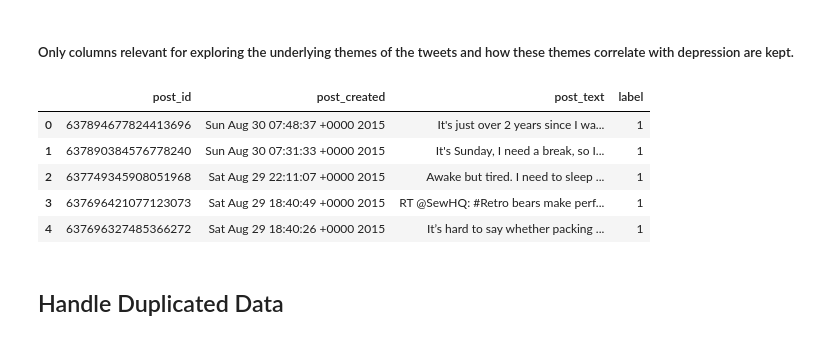
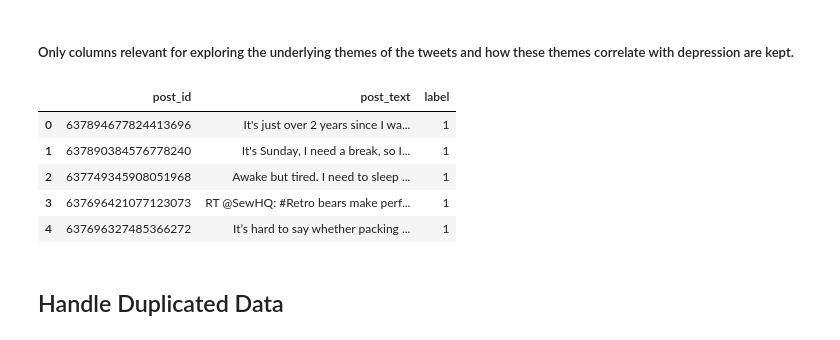
Before and after one commit to mxlodyk/Depression, a Jupyter notebook: data_cleaner.ipynb, the cells around one changed output. Saved outputs shown, nothing was run; the diff lists cells and outputs as text; code cells hidden in the pictures.

```diff
--- a/data_cleaner.ipynb
+++ b/data_cleaner.ipynb
@@ -27,18 +27,18 @@ df.head(5)
 ##### Only columns relevant for exploring the underlying themes of the tweets and how these themes correlate with depression are kept.
 # %%
 # Drop unnecessaru columns.
-df = df.drop(columns=['user_id', 'followers', 'friends', 'favourites', 'statuses', 'retweets'])
+df = df.drop(columns=['post_created', 'user_id', 'followers', 'friends', 'favourites', 'statuses', 'retweets'])
 # Remove the index column.
 df.reset_index(drop=True, inplace=True)
 
 df.head(5)
 # %% [output]
-|  | post_id | post_created | post_text | label |
-| 0 | 637894677824413696 | Sun Aug 30 07:48:37 +0000 2015 | It's just over 2 years since I wa... | 1 |
-| 1 | 637890384576778240 | Sun Aug 30 07:31:33 +0000 2015 | It's Sunday, I need a break, so I... | 1 |
-| 2 | 637749345908051968 | Sat Aug 29 22:11:07 +0000 2015 | Awake but tired. I need to sleep ... | 1 |
-| 3 | 637696421077123073 | Sat Aug 29 18:40:49 +0000 2015 | RT @SewHQ: #Retro bears make perf... | 1 |
-| 4 | 637696327485366272 | Sat Aug 29 18:40:26 +0000 2015 | It’s hard to say whether packing ... | 1 |
+|  | post_id | post_text | label |
+| 0 | 637894677824413696 | It's just over 2 years since I wa... | 1 |
+| 1 | 637890384576778240 | It's Sunday, I need a break, so I... | 1 |
+| 2 | 637749345908051968 | Awake but tired. I need to sleep ... | 1 |
+| 3 | 637696421077123073 | RT @SewHQ: #Retro bears make perf... | 1 |
+| 4 | 637696327485366272 | It’s hard to say whether packing ... | 1 |
 # %% [markdown]
 ## Handle Duplicated Data
 # %%
```
Also changed, not shown: parts of 3 cells of this notebook, 2 other files.
